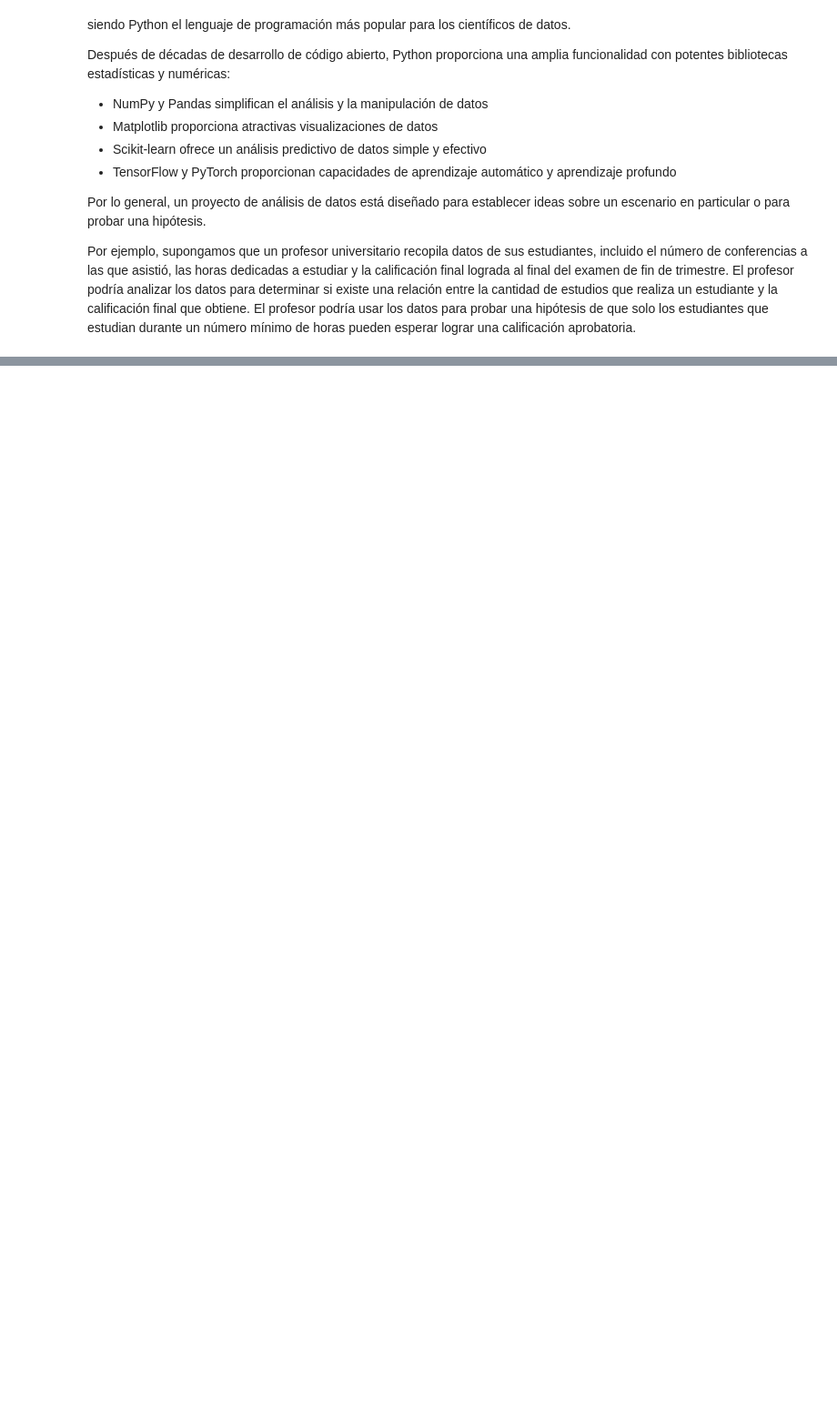
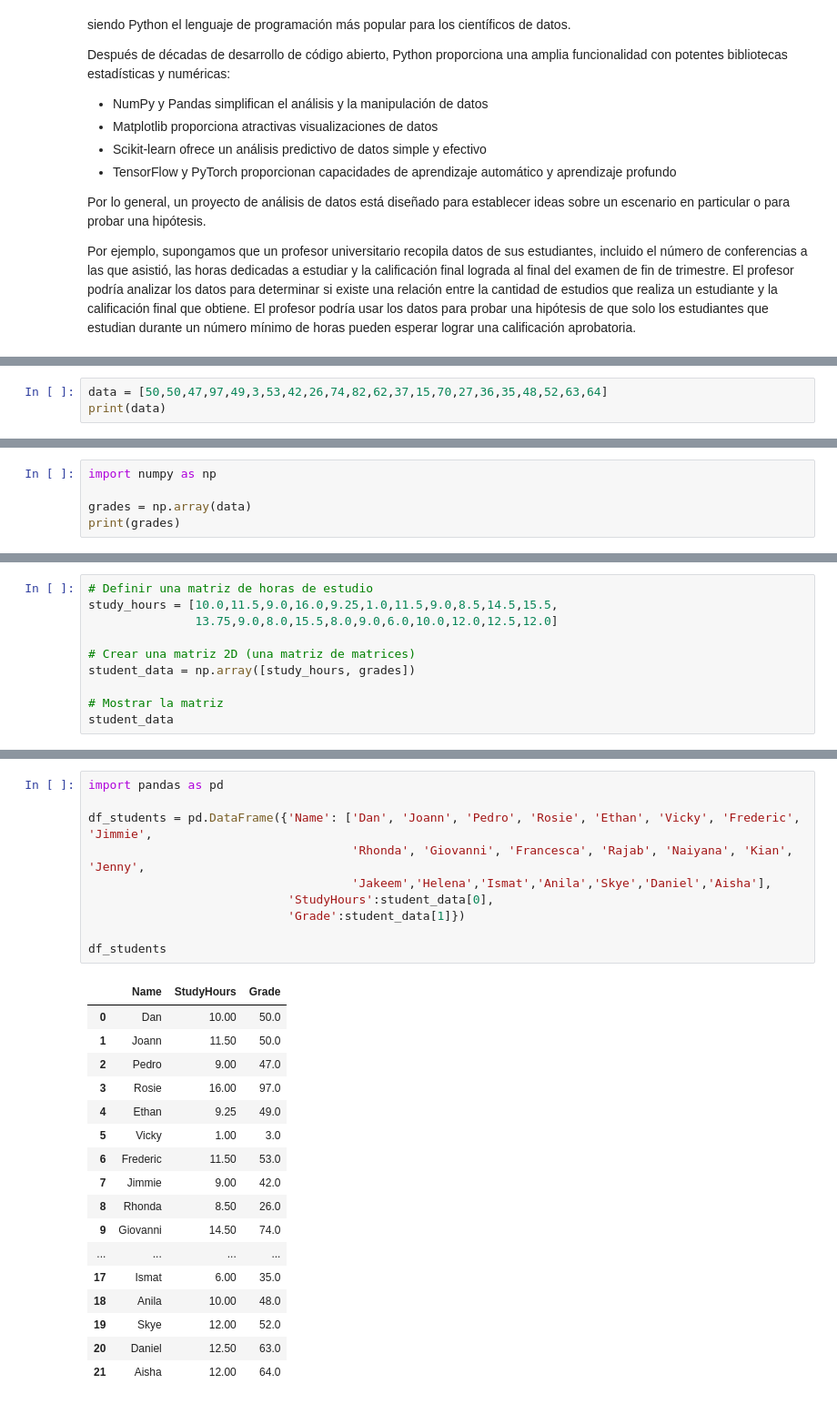
Before and after one commit to DMichelA/Extraccion-de-conocimientos-de-base-de-datos, a Jupyter notebook: Explore and analyse data with Python.ipynb, the cells around one changed output, grey strips where cells are left out. Shown at 91% size. Saved outputs shown, nothing was run; the diff lists cells and outputs as text; blank space fills up the shorter version.

```diff
--- a/Explore and analyse data with Python.ipynb
+++ b/Explore and analyse data with Python.ipynb
@@ -18,0 +54,3 @@ Por ejemplo, supongamos que un profesor universitario recopila datos de sus estu
+# %%
+data = [50,50,47,97,49,3,53,42,26,74,82,62,37,15,70,27,36,35,48,52,63,64]
+print(data)
@@ -18,0 +63,5 @@ Por ejemplo, supongamos que un profesor universitario recopila datos de sus estu
+# %%
+import numpy as np
+
+grades = np.array(data)
+print(grades)
@@ -18,0 +111,10 @@ Por ejemplo, supongamos que un profesor universitario recopila datos de sus estu
+# %%
+# Definir una matriz de horas de estudio
+study_hours = [10.0,11.5,9.0,16.0,9.25,1.0,11.5,9.0,8.5,14.5,15.5,
+               13.75,9.0,8.0,15.5,8.0,9.0,6.0,10.0,12.0,12.5,12.0]
+
+# Crear una matriz 2D (una matriz de matrices)
+student_data = np.array([study_hours, grades])
+
+# Mostrar la matriz
+student_data
@@ -18,0 +160,28 @@ Por ejemplo, supongamos que un profesor universitario recopila datos de sus estu
+# %%
+import pandas as pd
+
+df_students = pd.DataFrame({'Name': ['Dan', 'Joann', 'Pedro', 'Rosie', 'Ethan', 'Vicky', 'Frederic', 'Jimmie',
+                                     'Rhonda', 'Giovanni', 'Francesca', 'Rajab', 'Naiyana', 'Kian', 'Jenny',
+                                     'Jakeem','Helena','Ismat','Anila','Skye','Daniel','Aisha'],
+                            'StudyHours':student_data[0],
+                            'Grade':student_data[1]})
+
+df_students
+# %% [output]
+|  | Name | StudyHours | Grade |
+| 0 | Dan | 10.00 | 50.0 |
+| 1 | Joann | 11.50 | 50.0 |
+| 2 | Pedro | 9.00 | 47.0 |
+| 3 | Rosie | 16.00 | 97.0 |
+| 4 | Ethan | 9.25 | 49.0 |
+| 5 | Vicky | 1.00 | 3.0 |
+| 6 | Frederic | 11.50 | 53.0 |
+| 7 | Jimmie | 9.00 | 42.0 |
+| 8 | Rhonda | 8.50 | 26.0 |
+| 9 | Giovanni | 14.50 | 74.0 |
+| ... | ... | ... | ... |
+| 17 | Ismat | 6.00 | 35.0 |
+| 18 | Anila | 10.00 | 48.0 |
+| 19 | Skye | 12.00 | 52.0 |
+| 20 | Daniel | 12.50 | 63.0 |
+| 21 | Aisha | 12.00 | 64.0 |
```
Also changed, not shown: parts of 68 cells of this notebook.
